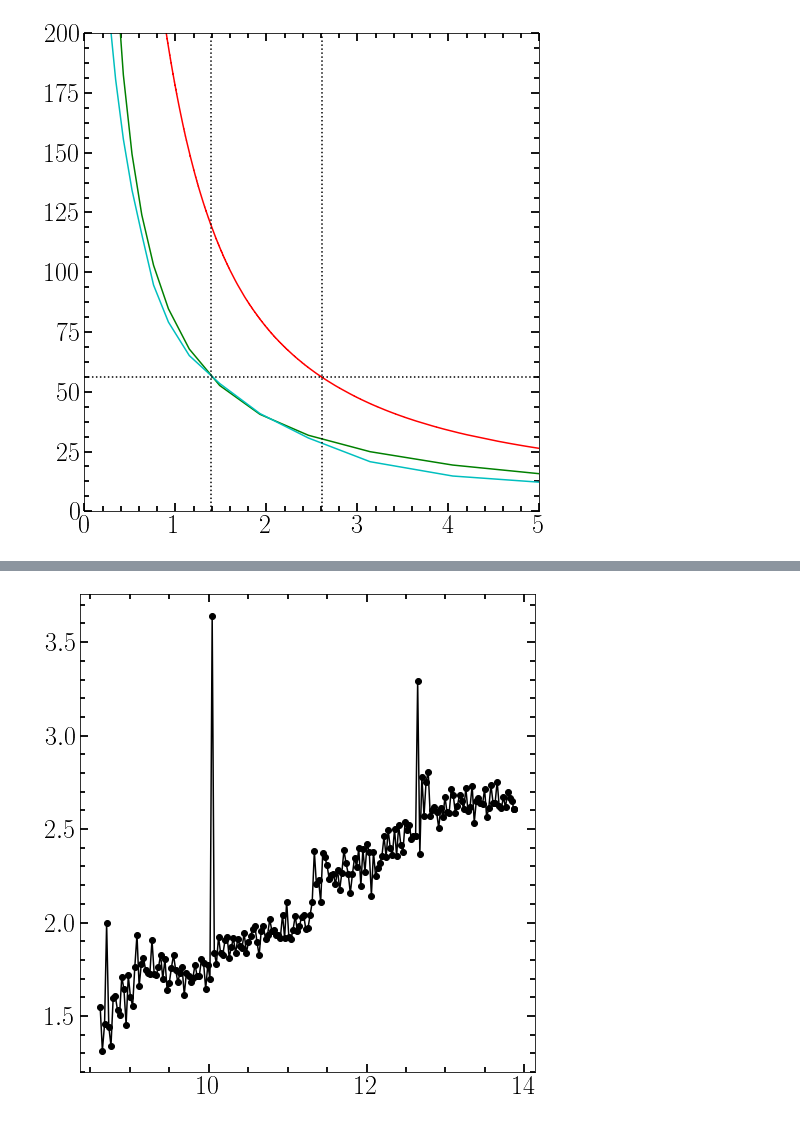
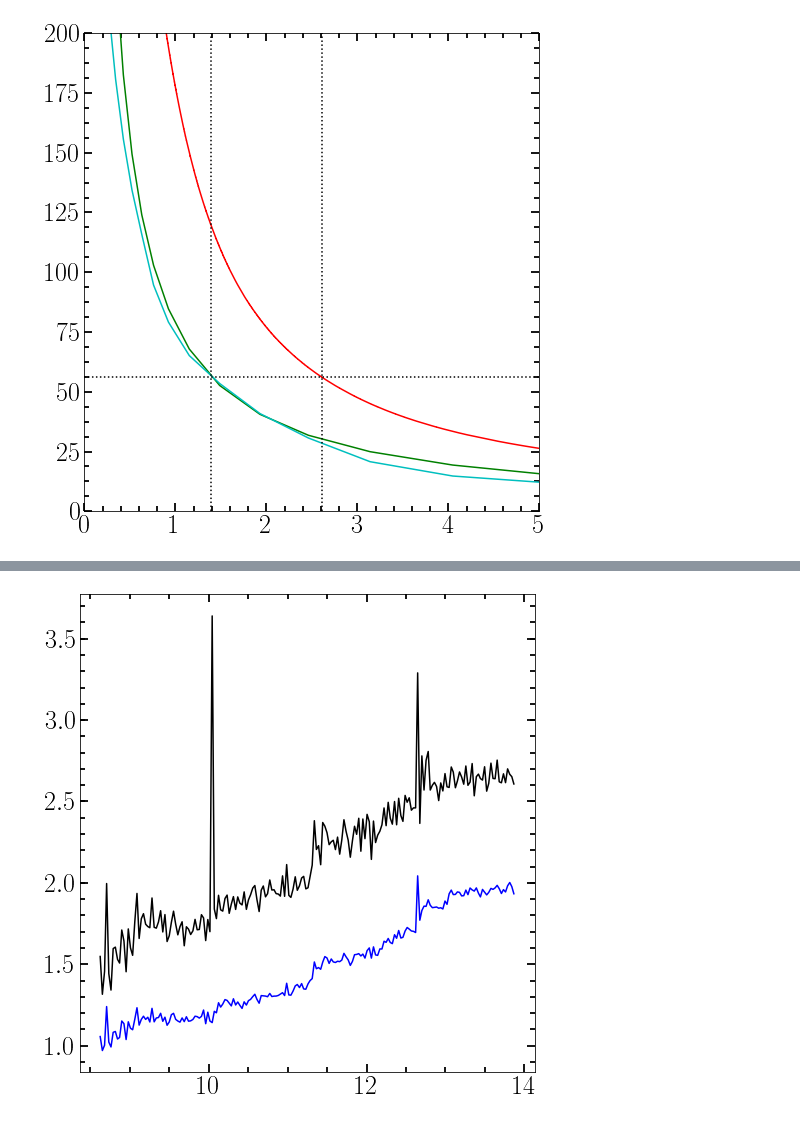
Before and after one commit to ornemarioni/Barras_GdGs, a Jupyter notebook: Barras_Gd/programs/omegabar_simulaciones.ipynb, the cells around one changed output, grey strips where cells are left out. Cells and saved outputs as stored; diff of their text form; code cells hidden in the pictures.

```diff
--- a/Barras_Gd/programs/omegabar_simulaciones.ipynb
+++ b/Barras_Gd/programs/omegabar_simulaciones.ipynb
@@ -281,3 +289,7 @@ M31_gd = np.loadtxt(path + 'Barras_GdGs/Barras_Gd/_data/M31_omega_rcorot_vstime.
 time_M31gd  = M31_gd[:,0]
 omega_M31gd = M31_gd[:,1]
 rcor_M31gd  = M31_gd[:,2]
+
+M31_gd = np.loadtxt(path + 'Barras_GdGs/Barras_Gd/_data/rcorot_vstime.dat')
+time2_M31gd  = M31_gd[:,0]
+rcor2_M31gd  = M31_gd[:,1]
@@ -284,30 +350,31 @@ rcor_M31gd  = M31_gd[:,2]
 # %%
 fig=plt.figure(1,figsize=(8,8))
 fig.subplots_adjust(bottom=0.12, left =0.16, right = 0.95, top = 0.95)
 ax1=fig.add_subplot(111)
-ax1.plot(time_M31gd, rcor_M31gd, '-o', color='k')
+ax1.plot(time_M31gd, rcor_M31gd, '-', color='k')
+ax1.plot(time2_M31gd, rcor2_M31gd, '-', color='b')
 #         ax1.plot(med, vtan_median, '-', color='c')
 # ax1.plot(rtot_sort,omega_circ,'-', color='r')
 # ax1.plot(med,vtan_mean/med,'-', color='c')
 # ax1.axvline(x=lbar_M31gd[0],ymin=0,ymax=200,ls=':',color='k')
 # ax1.axhline(y=omega_bar,xmin=0,xmax=5,ls=':',color='k')
 # ax1.axvline(x=rcorot,ymin=0,ymax=200,ls=':',color='k')
 #         ax1.plot(xx[mask1],yy[mask1],'.', markersize=0.5, color='r')
 #         ax1.plot(xx[mask2],yy[mask2],'.', markersize=0.5, color='b')
 #         ax1.plot(x,y,'k--')
 #plt.axis('off')
 #ax1.set_title('Gadget - '+ str('%s'%vector2[i]), fontsize=18)
 #ax1.set_xticklabels([])
 #ax1.set_yticklabels([])
 # ax1.set_xlim(0,5)
 # ax1.set_ylim(0,200)
 #         plt.xlabel('$x$'+' $[kpc]$', fontsize=26)
 #         plt.ylabel('$y$'+' $[kpc]$', fontsize=26)
 ax1.minorticks_on()
 ax1.tick_params( labelsize=26)
 ax1.tick_params('both', length=5, width=1.8,which='minor', direction='in', right='on',top='on')
 ax1.tick_params('both', length=8, width=1.8,which='major', direction='in', right='on',top='on')
 
 plt.show()
 # %% [output]
-[figure, old version]
+[figure, new version]
```
Also changed, not shown: parts of 6 cells of this notebook.
